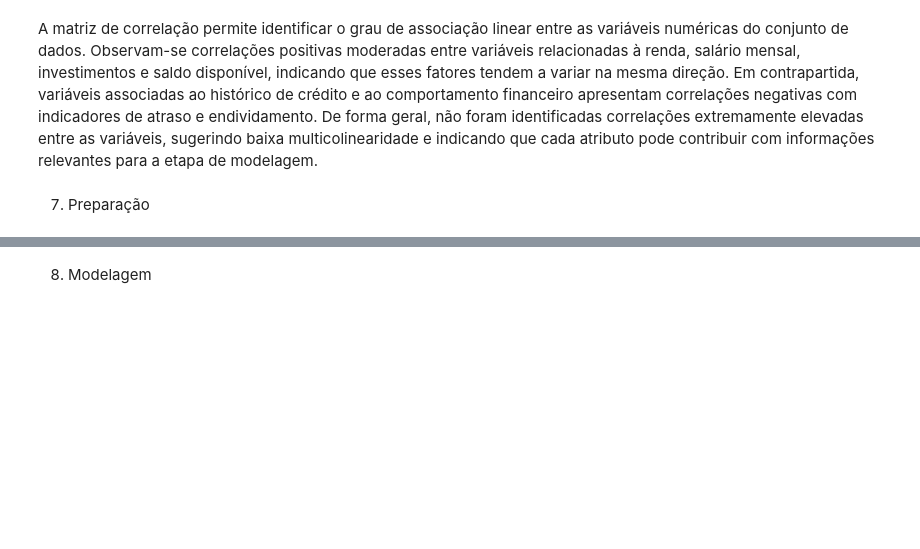
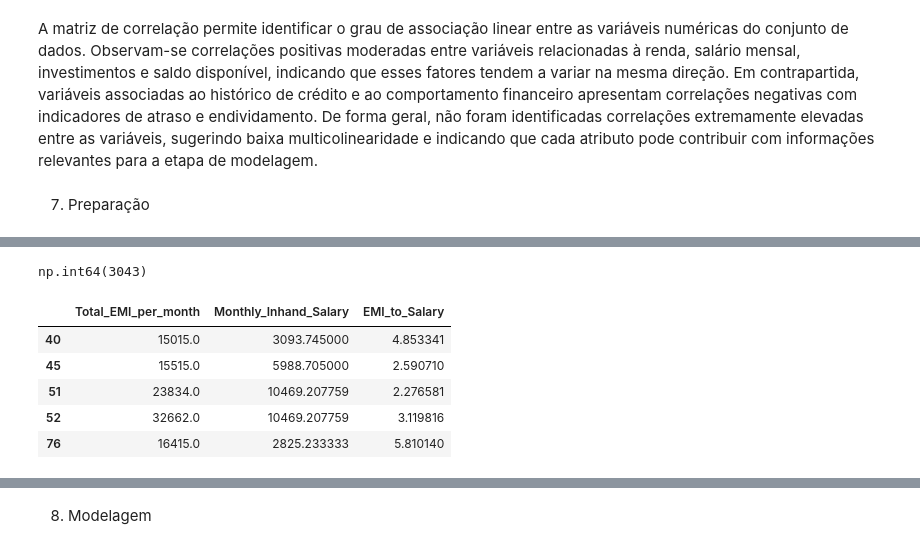
Before and after one commit to brunahirschle/Projeto-Final-DG, a Jupyter notebook: notebook/projeto_final.ipynb, the cells around one changed output, grey strips where cells are left out. Saved outputs shown, nothing was run; the diff lists cells and outputs as text; code cells hidden in the pictures; blank space fills up the shorter version.

```diff
--- a/notebook/projeto_final.ipynb
+++ b/notebook/projeto_final.ipynb
@@ -2085,0 +2190,14 @@ A matriz de correlação permite identificar o grau de associação linear entre
+# %%
+(df['EMI_to_Salary'] > 1).sum()
+# %% [output]
+np.int64(3043)
+# %%
+df.loc[df['EMI_to_Salary'] > 1,
+       ['Total_EMI_per_month', 'Monthly_Inhand_Salary', 'EMI_to_Salary']].head()
+# %% [output]
+|  | Total_EMI_per_month | Monthly_Inhand_Salary | EMI_to_Salary |
+| 40 | 15015.0 | 3093.745000 | 4.853341 |
+| 45 | 15515.0 | 5988.705000 | 2.590710 |
+| 51 | 23834.0 | 10469.207759 | 2.276581 |
+| 52 | 32662.0 | 10469.207759 | 3.119816 |
+| 76 | 16415.0 | 2825.233333 | 5.810140 |
```
Also changed, not shown: parts of 40 cells of this notebook.
